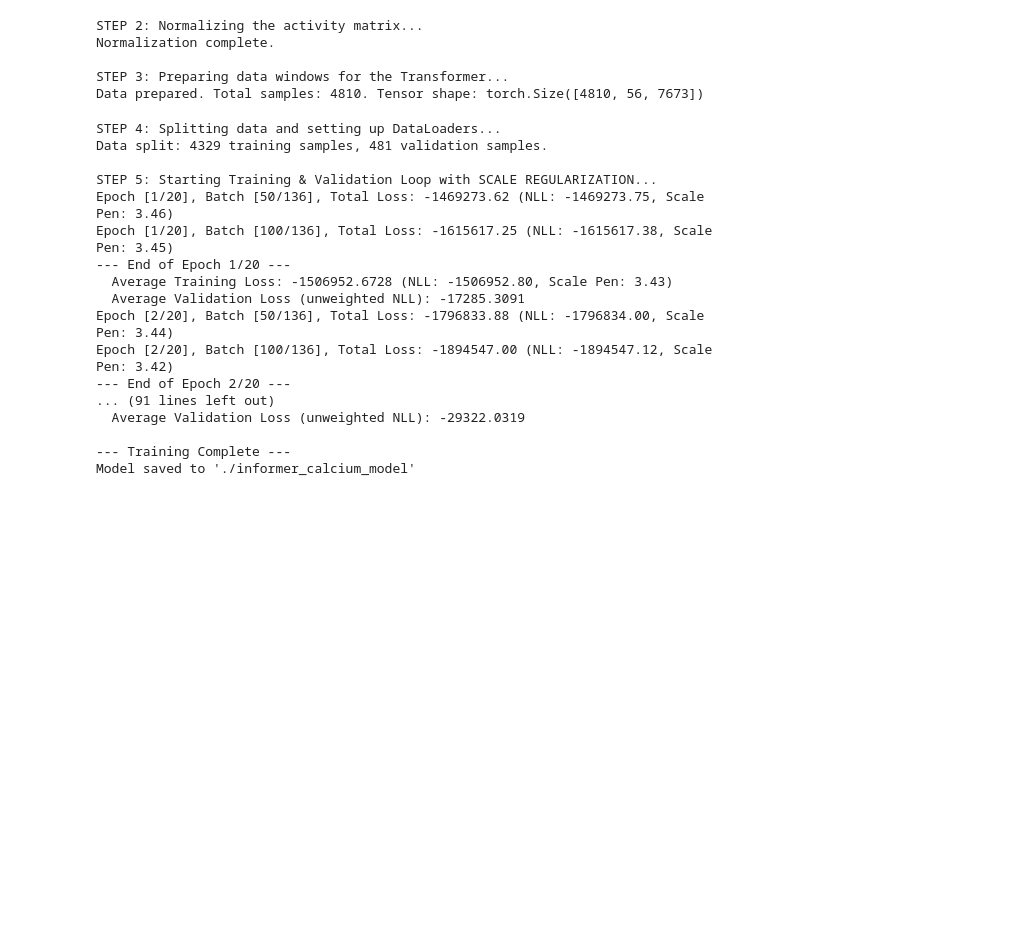
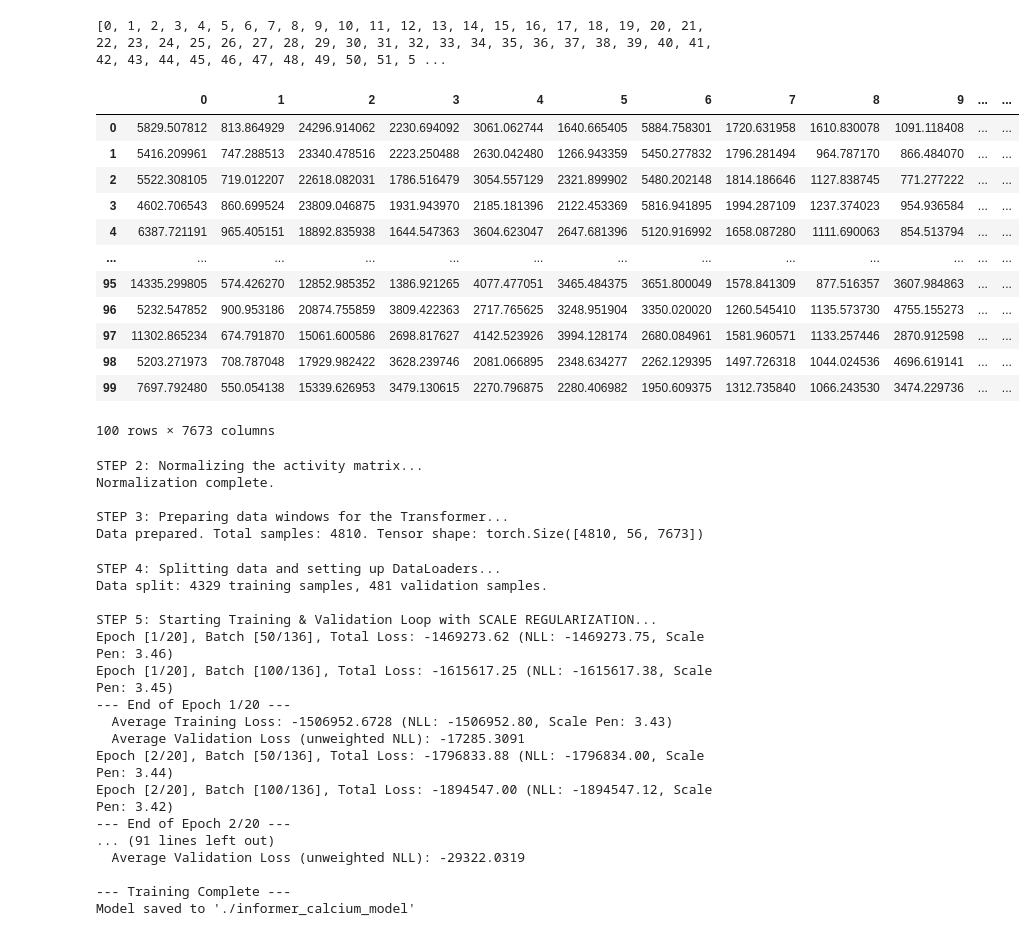
Before and after one commit to the-rich-piana/mpci-transformer, a Jupyter notebook: 3_MODELLING/7_2_informer.ipynb, the cells around one changed output. Cells and saved outputs as stored; diff of their text form; code cells hidden in the pictures; blank space fills up the shorter version.

```diff
--- a/3_MODELLING/7_2_informer.ipynb
+++ b/3_MODELLING/7_2_informer.ipynb
@@ -23,9 +23,10 @@ print("STEP 1: Loading data from IBL...")
 # --- Load the real session data ---
 one = ONE()
 SESSION_INDEX = 0
-session = MesoscopeSession.from_csv(one, '../good_mesoscope_sessions_final.csv', SESSION_INDEX,)
+# session = MesoscopeSession.from_csv(one, '../good_mesoscope_sessions_final.csv', SESSION_INDEX,)
 # Using a 1000s window as in your example. You can remove the time_window argument to use the full session.
-activity_matrix, timestamps = session.get_activity_matrix(time_window=1000)
+# activity_matrix, timestamps = session.get_activity_matrix(time_window=1000)
+activity_matrix, timestamps, eid = MesoscopeSession.load_session_from_hdf5('../DATA/activity_raw.h5')
 
 # --- Confirm data was loaded ---
 print(f"Successfully loaded data. Activity matrix shape: {activity_matrix.shape}")
@@ -35,3 +39,30 @@ Successfully loaded data. Activity matrix shape: (4874, 7673)
+# %%
+import pandas as pd
+# pd.DataFrame(activity_matrix).to_csv('../DATA/activity_raw.csv')
+df_raw = pd.DataFrame(activity_matrix)
+
+cols = list(df_raw.columns)
+print(cols)
+cols.remove(cols[-1])
+
+df_raw[0:100]
+# cols.remove('date')
+# df_raw = df_raw[['date'] + cols + [self.target]]
+# %% [output]
+[0, 1, 2, 3, 4, 5, 6, 7, 8, 9, 10, 11, 12, 13, 14, 15, 16, 17, 18, 19, 20, 21, 22, 23, 24, 25, 26, 27, 28, 29, 30, 31, 32, 33, 34, 35, 36, 37, 38, 39, 40, 41, 42, 43, 44, 45, 46, 47, 48, 49, 50, 51, 5 ...
+|  | 0 | 1 | 2 | 3 | 4 | 5 | 6 | 7 | 8 | 9 | ... | ... |
+| 0 | 5829.507812 | 813.864929 | 24296.914062 | 2230.694092 | 3061.062744 | 1640.665405 | 5884.758301 | 1720.631958 | 1610.830078 | 1091.118408 | ... | ... |
+| 1 | 5416.209961 | 747.288513 | 23340.478516 | 2223.250488 | 2630.042480 | 1266.943359 | 5450.277832 | 1796.281494 | 964.787170 | 866.484070 | ... | ... |
+| 2 | 5522.308105 | 719.012207 | 22618.082031 | 1786.516479 | 3054.557129 | 2321.899902 | 5480.202148 | 1814.186646 | 1127.838745 | 771.277222 | ... | ... |
+| 3 | 4602.706543 | 860.699524 | 23809.046875 | 1931.943970 | 2185.181396 | 2122.453369 | 5816.941895 | 1994.287109 | 1237.374023 | 954.936584 | ... | ... |
+| 4 | 6387.721191 | 965.405151 | 18892.835938 | 1644.547363 | 3604.623047 | 2647.681396 | 5120.916992 | 1658.087280 | 1111.690063 | 854.513794 | ... | ... |
+| ... | ... | ... | ... | ... | ... | ... | ... | ... | ... | ... | ... | ... |
+| 95 | 14335.299805 | 574.426270 | 12852.985352 | 1386.921265 | 4077.477051 | 3465.484375 | 3651.800049 | 1578.841309 | 877.516357 | 3607.984863 | ... | ... |
+| 96 | 5232.547852 | 900.953186 | 20874.755859 | 3809.422363 | 2717.765625 | 3248.951904 | 3350.020020 | 1260.545410 | 1135.573730 | 4755.155273 | ... | ... |
+| 97 | 11302.865234 | 674.791870 | 15061.600586 | 2698.817627 | 4142.523926 | 3994.128174 | 2680.084961 | 1581.960571 | 1133.257446 | 2870.912598 | ... | ... |
+| 98 | 5203.271973 | 708.787048 | 17929.982422 | 3628.239746 | 2081.066895 | 2348.634277 | 2262.129395 | 1497.726318 | 1044.024536 | 4696.619141 | ... | ... |
+| 99 | 7697.792480 | 550.054138 | 15339.626953 | 3479.130615 | 2270.796875 | 2280.406982 | 1950.609375 | 1312.735840 | 1066.243530 | 3474.229736 | ... | ... |
+100 rows × 7673 columns
 # %%
 
 # ===================================================================
```
Also changed, not shown: parts of 2 cells of this notebook, 16 other files.
